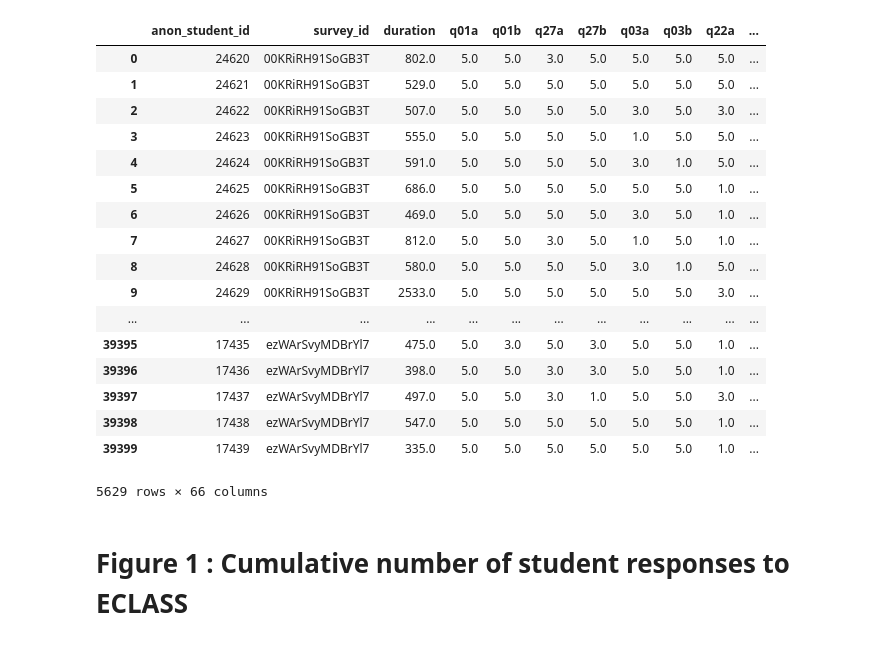
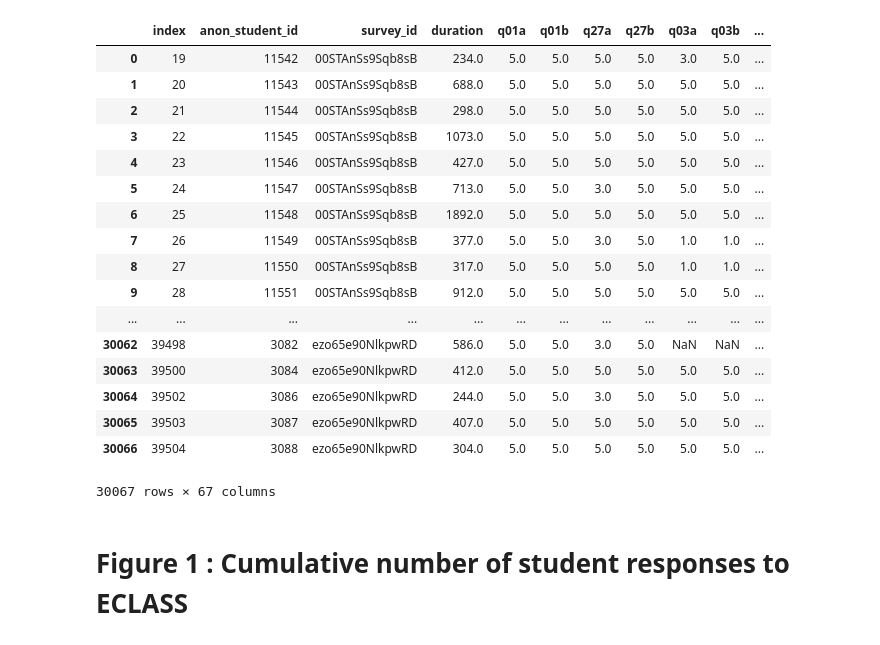
Before and after one commit to Lewandowski-Labs-PER/eclass-public, a Jupyter notebook: paper tables and plots.ipynb, the cells around one changed output. Saved outputs shown, nothing was run; the diff lists cells and outputs as text; code cells hidden in the pictures.

```diff
--- a/paper tables and plots.ipynb
+++ b/paper tables and plots.ipynb
@@ -7,27 +7,27 @@ import matplotlib.pyplot as plt
 import DataHelper
 
 e = DataHelper.eclass_data()
-# %%
-e.get_buffy_pre()
-# %% [output]
-|  | anon_student_id | survey_id | duration | q01a | q01b | q27a | q27b | q03a | q03b | q22a | ... |
-| 0 | 24620 | 00KRiRH91SoGB3T | 802.0 | 5.0 | 5.0 | 3.0 | 5.0 | 5.0 | 5.0 | 5.0 | ... |
-| 1 | 24621 | 00KRiRH91SoGB3T | 529.0 | 5.0 | 5.0 | 5.0 | 5.0 | 5.0 | 5.0 | 5.0 | ... |
-| 2 | 24622 | 00KRiRH91SoGB3T | 507.0 | 5.0 | 5.0 | 5.0 | 5.0 | 3.0 | 5.0 | 3.0 | ... |
-| 3 | 24623 | 00KRiRH91SoGB3T | 555.0 | 5.0 | 5.0 | 5.0 | 5.0 | 1.0 | 5.0 | 5.0 | ... |
-| 4 | 24624 | 00KRiRH91SoGB3T | 591.0 | 5.0 | 5.0 | 5.0 | 5.0 | 3.0 | 1.0 | 5.0 | ... |
-| 5 | 24625 | 00KRiRH91SoGB3T | 686.0 | 5.0 | 5.0 | 5.0 | 5.0 | 5.0 | 5.0 | 1.0 | ... |
-| 6 | 24626 | 00KRiRH91SoGB3T | 469.0 | 5.0 | 5.0 | 5.0 | 5.0 | 3.0 | 5.0 | 1.0 | ... |
-| 7 | 24627 | 00KRiRH91SoGB3T | 812.0 | 5.0 | 5.0 | 3.0 | 5.0 | 1.0 | 5.0 | 1.0 | ... |
-| 8 | 24628 | 00KRiRH91SoGB3T | 580.0 | 5.0 | 5.0 | 5.0 | 5.0 | 3.0 | 1.0 | 5.0 | ... |
-| 9 | 24629 | 00KRiRH91SoGB3T | 2533.0 | 5.0 | 5.0 | 5.0 | 5.0 | 5.0 | 5.0 | 3.0 | ... |
-| ... | ... | ... | ... | ... | ... | ... | ... | ... | ... | ... | ... |
-| 39395 | 17435 | ezWArSvyMDBrYl7 | 475.0 | 5.0 | 3.0 | 5.0 | 3.0 | 5.0 | 5.0 | 1.0 | ... |
-| 39396 | 17436 | ezWArSvyMDBrYl7 | 398.0 | 5.0 | 5.0 | 3.0 | 3.0 | 5.0 | 5.0 | 1.0 | ... |
-| 39397 | 17437 | ezWArSvyMDBrYl7 | 497.0 | 5.0 | 5.0 | 3.0 | 1.0 | 5.0 | 5.0 | 3.0 | ... |
-| 39398 | 17438 | ezWArSvyMDBrYl7 | 547.0 | 5.0 | 5.0 | 5.0 | 5.0 | 5.0 | 5.0 | 1.0 | ... |
-| 39399 | 17439 | ezWArSvyMDBrYl7 | 335.0 | 5.0 | 5.0 | 5.0 | 5.0 | 5.0 | 5.0 | 1.0 | ... |
-5629 rows × 66 columns
+# %%
+e.get_intro_pre(unique_students=True)
+# %% [output]
+|  | index | anon_student_id | survey_id | duration | q01a | q01b | q27a | q27b | q03a | q03b | ... |
+| 0 | 19 | 11542 | 00STAnSs9Sqb8sB | 234.0 | 5.0 | 5.0 | 5.0 | 5.0 | 3.0 | 5.0 | ... |
+| 1 | 20 | 11543 | 00STAnSs9Sqb8sB | 688.0 | 5.0 | 5.0 | 5.0 | 5.0 | 5.0 | 5.0 | ... |
+| 2 | 21 | 11544 | 00STAnSs9Sqb8sB | 298.0 | 5.0 | 5.0 | 5.0 | 5.0 | 5.0 | 5.0 | ... |
+| 3 | 22 | 11545 | 00STAnSs9Sqb8sB | 1073.0 | 5.0 | 5.0 | 5.0 | 5.0 | 5.0 | 5.0 | ... |
+| 4 | 23 | 11546 | 00STAnSs9Sqb8sB | 427.0 | 5.0 | 5.0 | 5.0 | 5.0 | 5.0 | 5.0 | ... |
+| 5 | 24 | 11547 | 00STAnSs9Sqb8sB | 713.0 | 5.0 | 5.0 | 3.0 | 5.0 | 5.0 | 5.0 | ... |
+| 6 | 25 | 11548 | 00STAnSs9Sqb8sB | 1892.0 | 5.0 | 5.0 | 5.0 | 5.0 | 5.0 | 5.0 | ... |
+| 7 | 26 | 11549 | 00STAnSs9Sqb8sB | 377.0 | 5.0 | 5.0 | 3.0 | 5.0 | 1.0 | 1.0 | ... |
+| 8 | 27 | 11550 | 00STAnSs9Sqb8sB | 317.0 | 5.0 | 5.0 | 5.0 | 5.0 | 1.0 | 1.0 | ... |
+| 9 | 28 | 11551 | 00STAnSs9Sqb8sB | 912.0 | 5.0 | 5.0 | 5.0 | 5.0 | 5.0 | 5.0 | ... |
+| ... | ... | ... | ... | ... | ... | ... | ... | ... | ... | ... | ... |
+| 30062 | 39498 | 3082 | ezo65e90NlkpwRD | 586.0 | 5.0 | 5.0 | 3.0 | 5.0 | NaN | NaN | ... |
+| 30063 | 39500 | 3084 | ezo65e90NlkpwRD | 412.0 | 5.0 | 5.0 | 5.0 | 5.0 | 5.0 | 5.0 | ... |
+| 30064 | 39502 | 3086 | ezo65e90NlkpwRD | 244.0 | 5.0 | 5.0 | 3.0 | 5.0 | 5.0 | 5.0 | ... |
+| 30065 | 39503 | 3087 | ezo65e90NlkpwRD | 407.0 | 5.0 | 5.0 | 5.0 | 5.0 | 5.0 | 5.0 | ... |
+| 30066 | 39504 | 3088 | ezo65e90NlkpwRD | 304.0 | 5.0 | 5.0 | 5.0 | 5.0 | 5.0 | 5.0 | ... |
+30067 rows × 67 columns
 # %% [markdown]
 # Figure 1 : Cumulative number of student responses to ECLASS
 # %% [markdown]
```
Also changed, not shown: 1 other file.
